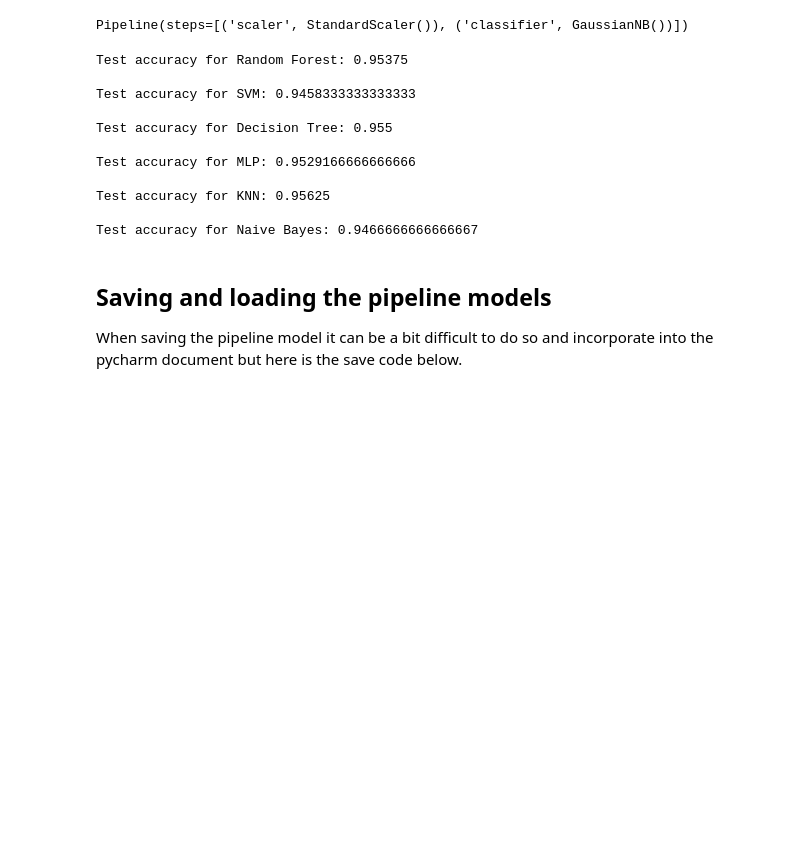
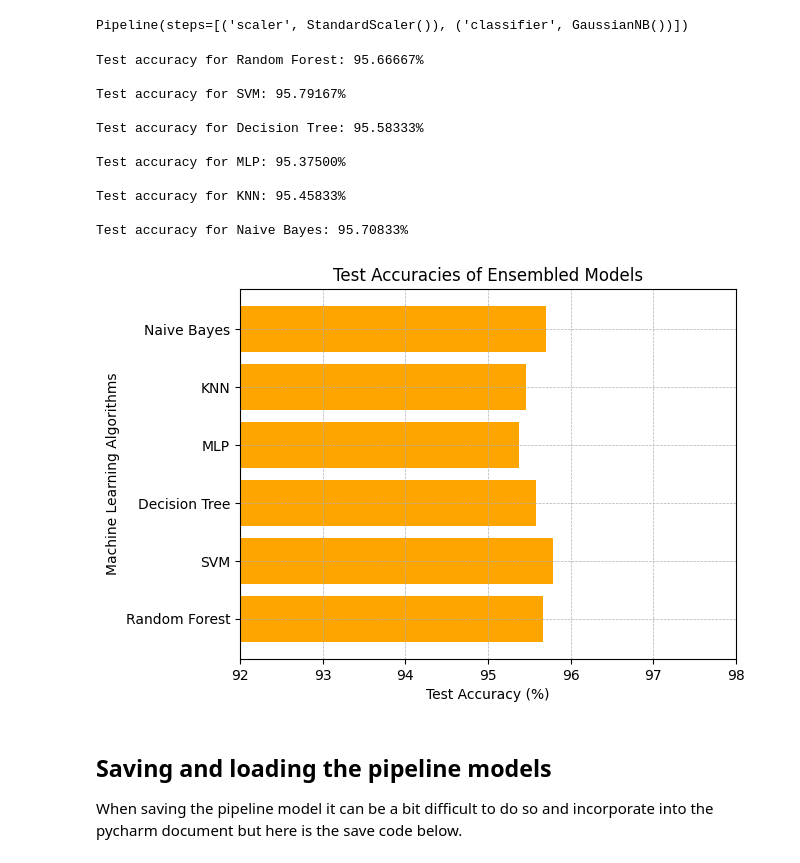
Before and after one commit to KoraySali/Dissertation_Archive, a Jupyter notebook: model_creation.ipynb, the cells around one changed output. Cells and saved outputs as stored; diff of their text form; code cells hidden in the pictures; blank space fills up the shorter version.

```diff
--- a/model_creation.ipynb
+++ b/model_creation.ipynb
@@ -327,45 +336,58 @@ Pipeline(steps=[('scaler', StandardScaler()), ('classifier', GaussianNB())])
 # %%
 test_preds_rf = rf_ensemble.predict(test_features)
 test_acc_rf = np.mean(test_preds_rf == y_test)
-print("Test accuracy for Random Forest:", test_acc_rf)
+print(f"Test accuracy for Random Forest: {test_acc_rf*100:.5f}%")
 print(" ")
 
 test_preds_svm = svm_ensemble.predict(test_features)
 test_acc_svm = np.mean(test_preds_svm == y_test)
-print("Test accuracy for SVM:", test_acc_svm)
+print(f"Test accuracy for SVM: {test_acc_svm*100:.5f}%")
 print(" ")
 
 test_preds_dt = dt_ensemble.predict(test_features)
 test_acc_dt = np.mean(test_preds_dt == y_test)
-print("Test accuracy for Decision Tree:", test_acc_dt)
+print(f"Test accuracy for Decision Tree: {test_acc_dt*100:.5f}%")
 print(" ")
 
 test_preds_mlp = mlp_ensemble.predict(test_features)
 test_acc_mlp = np.mean(test_preds_mlp == y_test)
-print("Test accuracy for MLP:", test_acc_mlp)
+print(f"Test accuracy for MLP: {test_acc_mlp*100:.5f}%")
 print(" ")
 
 test_preds_knn = knn_ensemble.predict(test_features)
 test_acc_knn = np.mean(test_preds_knn == y_test)
-print("Test accuracy for KNN:", test_acc_knn)
+print(f"Test accuracy for KNN: {test_acc_knn*100:.5f}%")
 print(" ")
 
 test_preds_nb = nb_ensemble.predict(test_features)
 test_acc_nb = np.mean(test_preds_nb == y_test)
-print("Test accuracy for Naive Bayes:", test_acc_nb)
+print(f"Test accuracy for Naive Bayes: {test_acc_nb*100:.5f}%")
 print(" ")
 # %% [output]
-Test accuracy for Random Forest: 0.95375
+Test accuracy for Random Forest: 95.66667%
 
-Test accuracy for SVM: 0.9458333333333333
+Test accuracy for SVM: 95.79167%
 
-Test accuracy for Decision Tree: 0.955
+Test accuracy for Decision Tree: 95.58333%
 
-Test accuracy for MLP: 0.9529166666666666
+Test accuracy for MLP: 95.37500%
 
-Test accuracy for KNN: 0.95625
+Test accuracy for KNN: 95.45833%
 
-Test accuracy for Naive Bayes: 0.9466666666666667
+Test accuracy for Naive Bayes: 95.70833%
+# %%
+test_accs = [test_acc_rf*100, test_acc_svm*100, test_acc_dt*100, test_acc_mlp*100, test_acc_knn*100, test_acc_nb*100]
+model_labels = ['Random Forest', 'SVM', 'Decision Tree', 'MLP', 'KNN', 'Naive Bayes']
+
+plt.barh(model_labels, test_accs, color='orange')
+plt.xlabel('Test Accuracy (%)')
+plt.ylabel('Machine Learning Algorithms')
+plt.xlim(92, 98)
+plt.title('Test Accuracies of Ensembled Models')
+plt.grid(linestyle='--', linewidth=0.5)
+plt.show()
+# %% [output]
+[figure, added]
 # %%
 chosen_ensemble = mlp_ensemble # TYPE CHOSEN ENSEMBLE HERE
 # %% [markdown]
```
Also changed, not shown: parts of 26 cells of this notebook.
